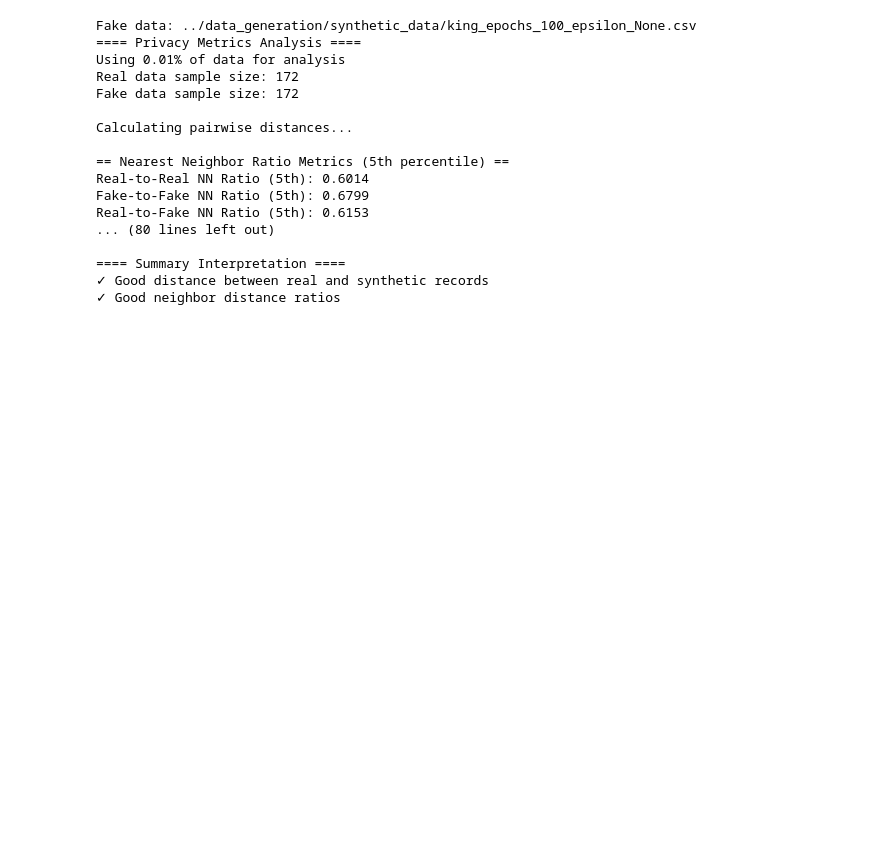
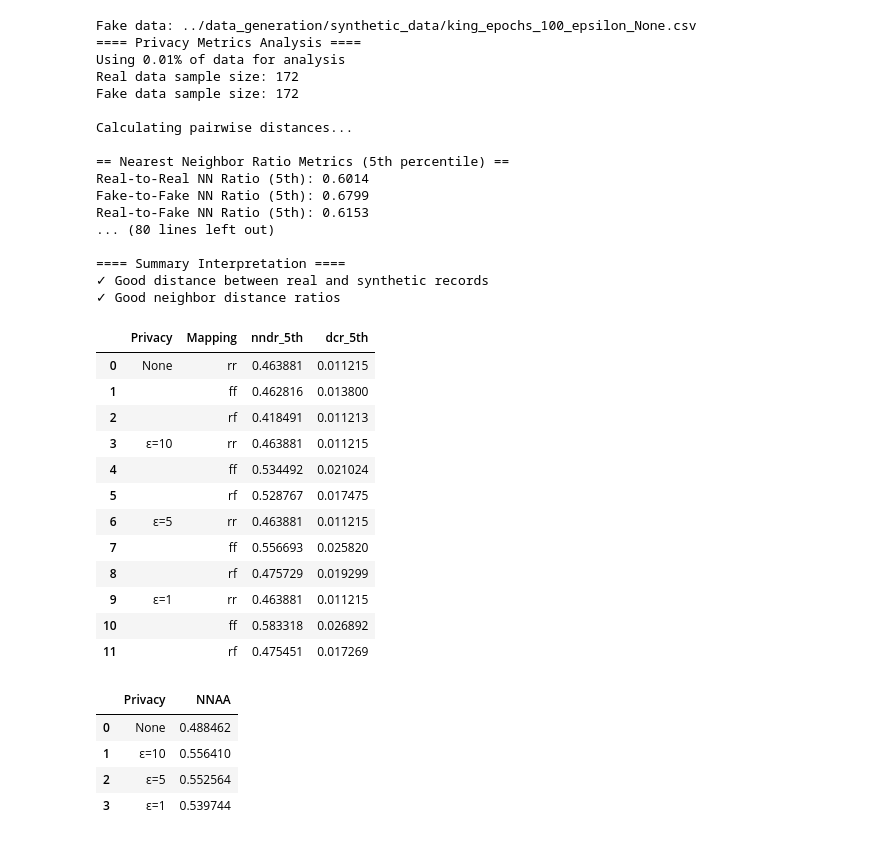
Before and after one commit to Kem0sabe/Master_thesis_experiments, a Jupyter notebook: data_comparing/comapre_real_fake.ipynb, the cells around one changed output. Cells and saved outputs as stored; diff of their text form; code cells hidden in the pictures; blank space fills up the shorter version.

```diff
--- a/data_comparing/comapre_real_fake.ipynb
+++ b/data_comparing/comapre_real_fake.ipynb
@@ -90,5 +153,28 @@ Real-to-Fake NN Ratio (5th): 0.6153
 ==== Summary Interpretation ====
 ✓ Good distance between real and synthetic records
 ✓ Good neighbor distance ratios
+# %%
+distances, NNAAs = privacy_lists_to_summary(privacy_list, bar_labels=bar_labels)
+display(distances)
+display(NNAAs)
+# %% [output]
+|  | Privacy | Mapping | nndr_5th | dcr_5th |
+| 0 | None | rr | 0.463881 | 0.011215 |
+| 1 |  | ff | 0.462816 | 0.013800 |
+| 2 |  | rf | 0.418491 | 0.011213 |
+| 3 | ε=10 | rr | 0.463881 | 0.011215 |
+| 4 |  | ff | 0.534492 | 0.021024 |
+| 5 |  | rf | 0.528767 | 0.017475 |
+| 6 | ε=5 | rr | 0.463881 | 0.011215 |
+| 7 |  | ff | 0.556693 | 0.025820 |
+| 8 |  | rf | 0.475729 | 0.019299 |
+| 9 | ε=1 | rr | 0.463881 | 0.011215 |
+| 10 |  | ff | 0.583318 | 0.026892 |
+| 11 |  | rf | 0.475451 | 0.017269 |
+|  | Privacy | NNAA |
+| 0 | None | 0.488462 |
+| 1 | ε=10 | 0.556410 |
+| 2 | ε=5 | 0.552564 |
+| 3 | ε=1 | 0.539744 |
 # %%
 
```
Also changed, not shown: parts of 8 cells of this notebook, 4 other files.
